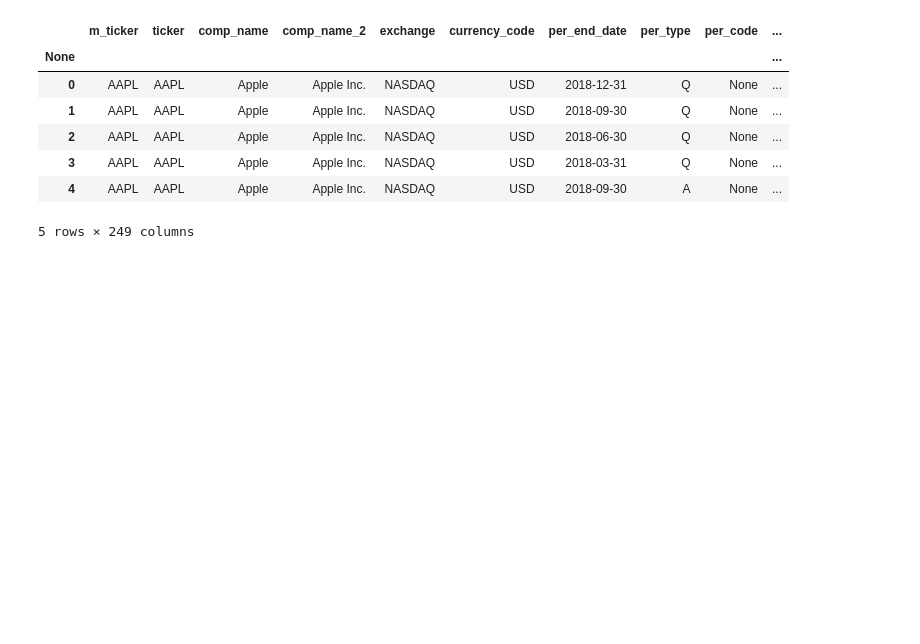
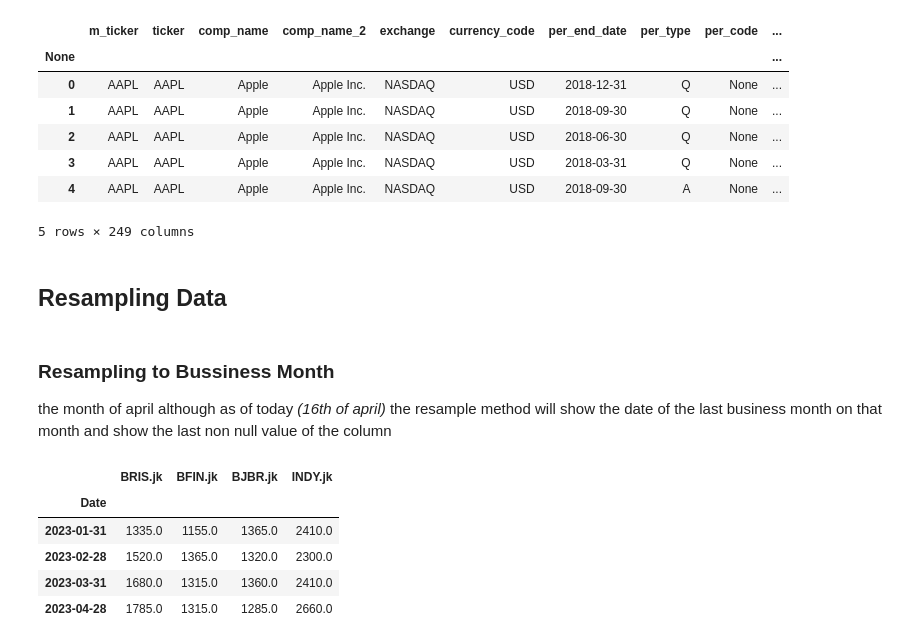
Before and after one commit to teguharia172/morgan, a Jupyter notebook: course/importing_finance_data/importing_organizing_finance_data.ipynb, the cells around one changed output. Drawn from its saved outputs; the diff is of its cells as text; code cells hidden in the pictures; blank space fills up the shorter version.

Commit message:
add resampling method for importing finance data

```diff
--- a/course/importing_finance_data/importing_organizing_finance_data.ipynb
+++ b/course/importing_finance_data/importing_organizing_finance_data.ipynb
@@ -146,3 +146,18 @@ data.tail()
 | 3 | AAPL | AAPL | Apple | Apple Inc. | NASDAQ | USD | 2018-03-31 | Q | None | ... |
 | 4 | AAPL | AAPL | Apple | Apple Inc. | NASDAQ | USD | 2018-09-30 | A | None | ... |
 5 rows × 249 columns
+# %% [markdown]
+## Resampling Data
+# %% [markdown]
+### Resampling to Bussiness Month
+
+the month of april although as of today *(16th of april)* the resample method will show the date of the last business month on that month and show the last non null value of the column
+# %%
+comparison_data.resample('BM').last()
+# %% [output]
+|  | BRIS.jk | BFIN.jk | BJBR.jk | INDY.jk |
+| Date |  |  |  |  |
+| 2023-01-31 | 1335.0 | 1155.0 | 1365.0 | 2410.0 |
+| 2023-02-28 | 1520.0 | 1365.0 | 1320.0 | 2300.0 |
+| 2023-03-31 | 1680.0 | 1315.0 | 1360.0 | 2410.0 |
+| 2023-04-28 | 1785.0 | 1315.0 | 1285.0 | 2660.0 |
```
Also changed, not shown: parts of 3 cells of this notebook.
